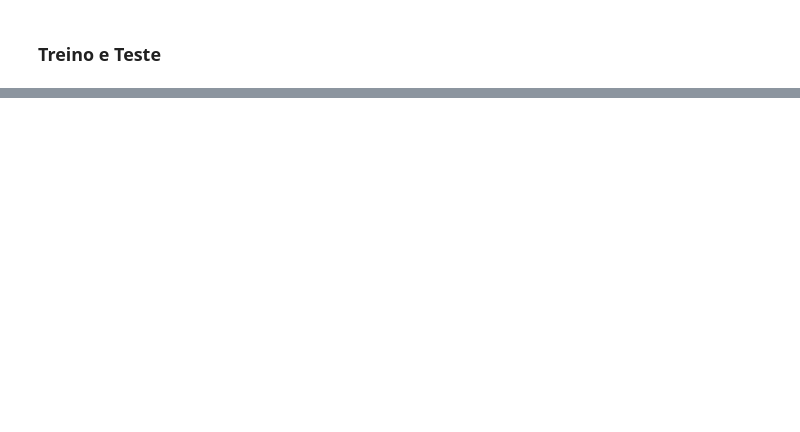
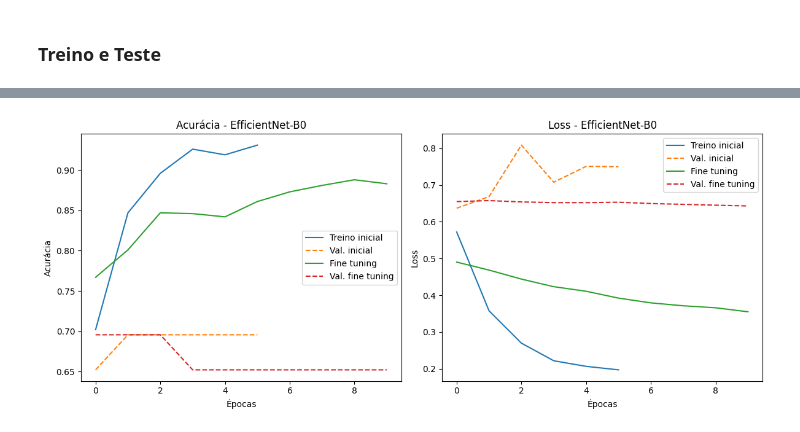
Before and after one commit to a-mendes/cockatiel-gender-identification-cnn, a Jupyter notebook: Identificação_de_Gênero_em_Calopstas.ipynb, the cells around one changed output, grey strips where cells are left out. Cells and saved outputs as stored; diff of their text form; code cells hidden in the pictures; blank space fills up the shorter version.

Commit message:
feat: experimento com EfficientNet-B0

```diff
--- a/Identificação_de_Gênero_em_Calopstas.ipynb
+++ b/Identificação_de_Gênero_em_Calopstas.ipynb
@@ -451,0 +567,87 @@ plot_predicted_images(model, test_generator, threshold=decision_threshold)
+# %%
+eff_base_model.trainable = True
+for layer in eff_base_model.layers[:-20]:
+    layer.trainable = False
+
+eff_model.compile(
+    optimizer=tf.keras.optimizers.Adam(learning_rate=1e-5),
+    loss='binary_crossentropy',
+    metrics=[
+        'accuracy',
+        tf.keras.metrics.Precision(name='precision'),
+        tf.keras.metrics.Recall(name='recall'),
+        tf.keras.metrics.AUC(name='auc')
+    ]
+)
+
+eff_history_finetune = eff_model.fit(
+    eff_train_generator,
+    validation_data=eff_validation_generator,
+    epochs=10,
+    callbacks=eff_callbacks
+)
+
+
+def plot_effnet_curves(history_initial, history_finetune):
+    plt.figure(figsize=(12, 5))
+
+    plt.subplot(1, 2, 1)
+    plt.plot(history_initial.history['accuracy'], label='Treino inicial')
+    plt.plot(history_initial.history['val_accuracy'], linestyle='--', label='Val. inicial')
+    plt.plot(history_finetune.history['accuracy'], label='Fine tuning')
+    plt.plot(history_finetune.history['val_accuracy'], linestyle='--', label='Val. fine tuning')
+    plt.title('Acurácia - EfficientNet-B0')
+    plt.xlabel('Épocas')
+    plt.ylabel('Acurácia')
+    plt.legend()
+
+    plt.subplot(1, 2, 2)
+    plt.plot(history_initial.history['loss'], label='Treino inicial')
+    plt.plot(history_initial.history['val_loss'], linestyle='--', label='Val. inicial')
+    plt.plot(history_finetune.history['loss'], label='Fine tuning')
+    plt.plot(history_finetune.history['val_loss'], linestyle='--', label='Val. fine tuning')
+    plt.title('Loss - EfficientNet-B0')
+    plt.xlabel('Épocas')
+    plt.ylabel('Loss')
+    plt.legend()
+
+    plt.tight_layout()
+    plt.show()
+
+
+plot_effnet_curves(eff_history, eff_history_finetune)
+
+
+def find_best_threshold_eff(model, validation_generator):
+    validation_generator.reset()
+    validation_probabilities = model.predict(validation_generator).ravel()
+    validation_true = validation_generator.classes
+
+    precisions, recalls, thresholds = precision_recall_curve(validation_true, validation_probabilities)
+    f1_scores = (2 * precisions * recalls) / (precisions + recalls + 1e-8)
+    best_index = np.argmax(f1_scores[:-1])
+    return thresholds[best_index]
+
+
+eff_threshold = find_best_threshold_eff(eff_model, eff_validation_generator)
+print(f'Best threshold EfficientNet-B0: {eff_threshold:.4f}')
+
+
+eff_test_generator.reset()
+eff_predictions = eff_model.predict(eff_test_generator).ravel()
+eff_predicted_classes = (eff_predictions >= eff_threshold).astype(int)
+
+eff_precision = precision_score(eff_test_generator.classes, eff_predicted_classes)
+eff_recall = recall_score(eff_test_generator.classes, eff_predicted_classes)
+eff_f1 = f1_score(eff_test_generator.classes, eff_predicted_classes)
+
+print(f'Precisão: {eff_precision:.4f}')
+print(f'Recall: {eff_recall:.4f}')
+print(f'F1-score: {eff_f1:.4f}')
+
+eff_cm = confusion_matrix(eff_test_generator.classes, eff_predicted_classes)
+eff_disp = ConfusionMatrixDisplay(confusion_matrix=eff_cm, display_labels=['female', 'male'])
+eff_disp.plot(cmap=plt.cm.Blues)
+plt.title('Matriz de Confusão - EfficientNet-B0')
+plt.show()
+# %% [output]
@@ -451,0 +674 @@ plot_predicted_images(model, test_generator, threshold=decision_threshold)
+[figure, added]
```
Also changed, not shown: parts of 18 cells of this notebook.
